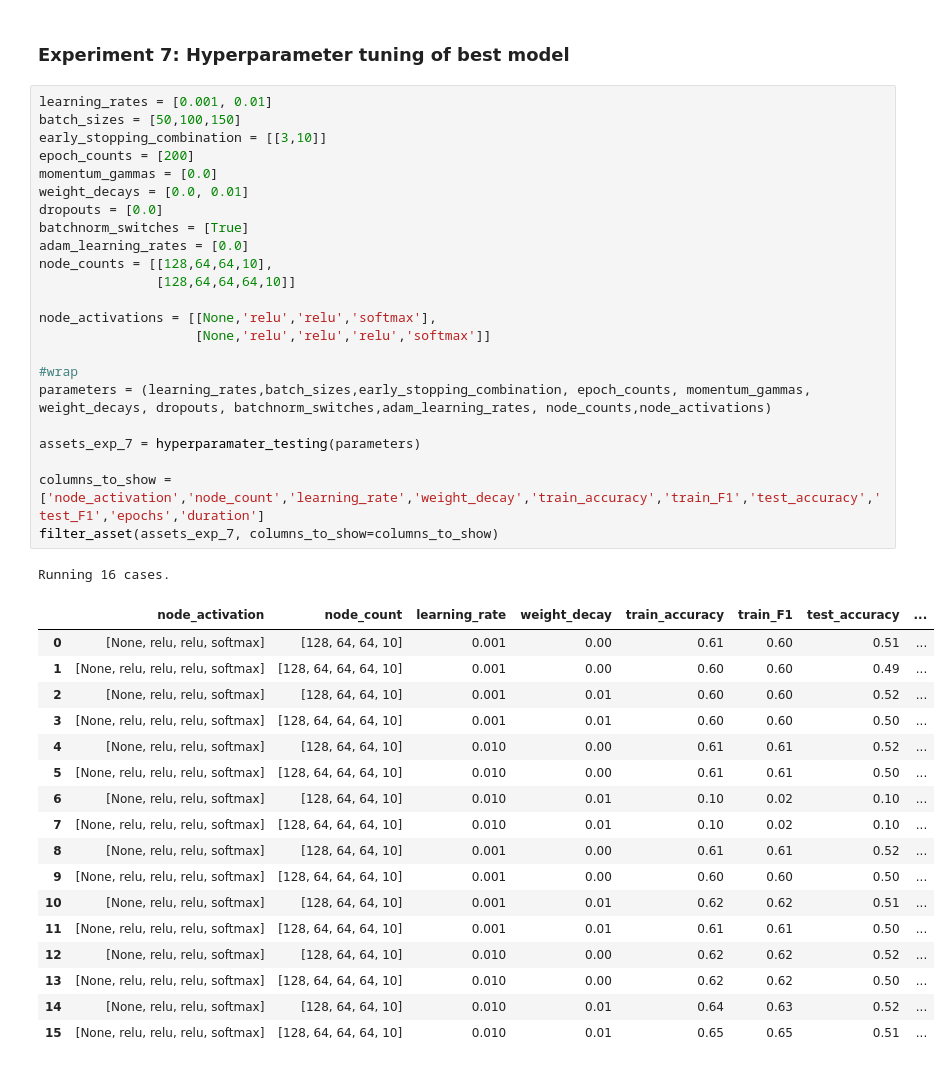
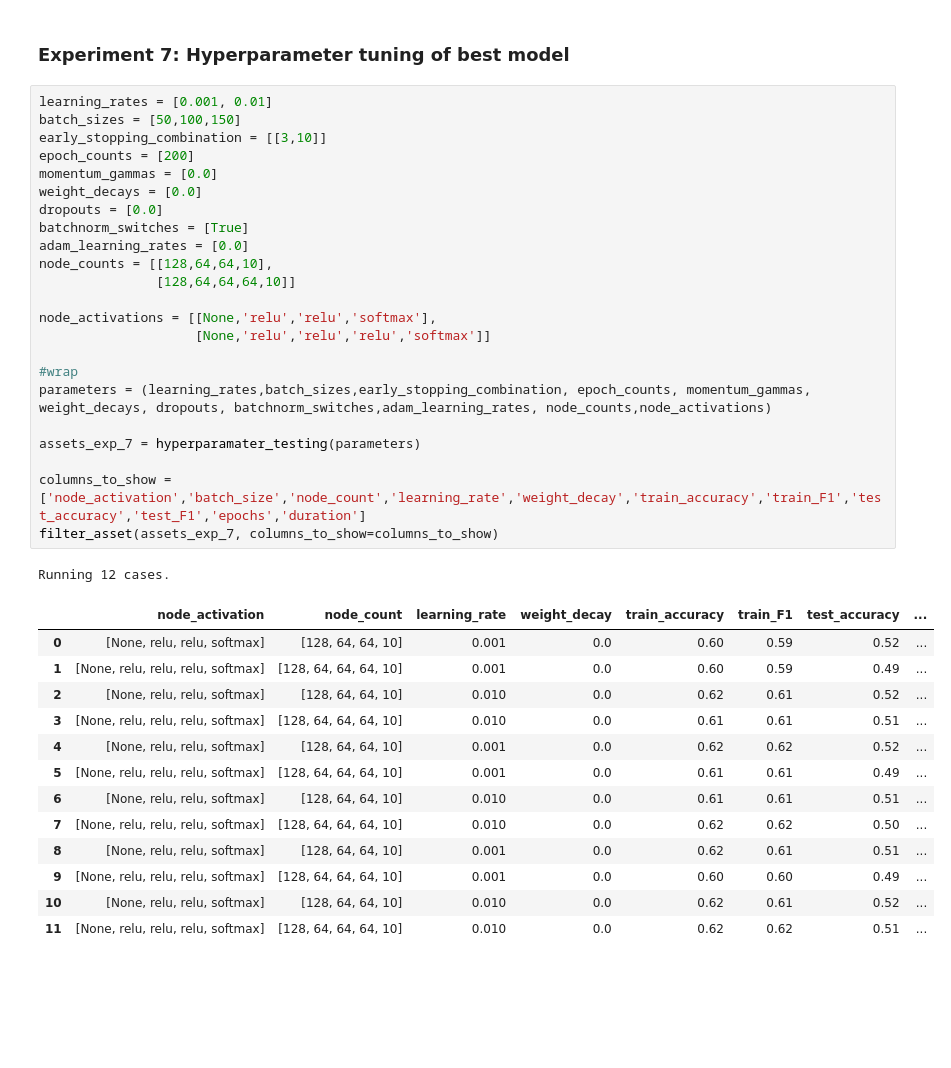
Before and after one commit to vyun8699/COMP4329-Deep-Learning-Assignment-1, a Jupyter notebook: assgmt_1_DL_master_debug.ipynb, the cells around one changed output. Drawn from its saved outputs; the diff is of its cells as text; blank space fills up the shorter version.

```diff
--- a/assgmt_1_DL_master_debug.ipynb
+++ b/assgmt_1_DL_master_debug.ipynb
@@ -1341,44 +1345,40 @@ plt.show()
 # %%
 learning_rates = [0.001, 0.01]
 batch_sizes = [50,100,150]
 early_stopping_combination = [[3,10]]
 epoch_counts = [200]
 momentum_gammas = [0.0]
-weight_decays = [0.0, 0.01]
+weight_decays = [0.0]
 dropouts = [0.0]
 batchnorm_switches = [True]
 adam_learning_rates = [0.0]
 node_counts = [[128,64,64,10],
                [128,64,64,64,10]]
 
 node_activations = [[None,'relu','relu','softmax'],
                     [None,'relu','relu','relu','softmax']]
 
 #wrap
 parameters = (learning_rates,batch_sizes,early_stopping_combination, epoch_counts, momentum_gammas, weight_decays, dropouts, batchnorm_switches,adam_learning_rates, node_counts,node_activations)
 
 assets_exp_7 = hyperparamater_testing(parameters)
 
-columns_to_show =['node_activation','node_count','learning_rate','weight_decay','train_accuracy','train_F1','test_accuracy','test_F1','epochs','duration']
+columns_to_show =['node_activation','batch_size','node_count','learning_rate','weight_decay','train_accuracy','train_F1','test_accuracy','test_F1','epochs','duration']
 filter_asset(assets_exp_7, columns_to_show=columns_to_show)
 # %% [output]
-Running 16 cases.
+Running 12 cases.
 |  | node_activation | node_count | learning_rate | weight_decay | train_accuracy | train_F1 | test_accuracy | ... |
-| 0 | [None, relu, relu, softmax] | [128, 64, 64, 10] | 0.001 | 0.00 | 0.61 | 0.60 | 0.51 | ... |
-| 1 | [None, relu, relu, relu, softmax] | [128, 64, 64, 64, 10] | 0.001 | 0.00 | 0.60 | 0.60 | 0.49 | ... |
-| 2 | [None, relu, relu, softmax] | [128, 64, 64, 10] | 0.001 | 0.01 | 0.60 | 0.60 | 0.52 | ... |
-| 3 | [None, relu, relu, relu, softmax] | [128, 64, 64, 64, 10] | 0.001 | 0.01 | 0.60 | 0.60 | 0.50 | ... |
-| 4 | [None, relu, relu, softmax] | [128, 64, 64, 10] | 0.010 | 0.00 | 0.61 | 0.61 | 0.52 | ... |
-| 5 | [None, relu, relu, relu, softmax] | [128, 64, 64, 64, 10] | 0.010 | 0.00 | 0.61 | 0.61 | 0.50 | ... |
-| 6 | [None, relu, relu, softmax] | [128, 64, 64, 10] | 0.010 | 0.01 | 0.10 | 0.02 | 0.10 | ... |
-| 7 | [None, relu, relu, relu, softmax] | [128, 64, 64, 64, 10] | 0.010 | 0.01 | 0.10 | 0.02 | 0.10 | ... |
-| 8 | [None, relu, relu, softmax] | [128, 64, 64, 10] | 0.001 | 0.00 | 0.61 | 0.61 | 0.52 | ... |
-| 9 | [None, relu, relu, relu, softmax] | [128, 64, 64, 64, 10] | 0.001 | 0.00 | 0.60 | 0.60 | 0.50 | ... |
-| 10 | [None, relu, relu, softmax] | [128, 64, 64, 10] | 0.001 | 0.01 | 0.62 | 0.62 | 0.51 | ... |
-| 11 | [None, relu, relu, relu, softmax] | [128, 64, 64, 64, 10] | 0.001 | 0.01 | 0.61 | 0.61 | 0.50 | ... |
-| 12 | [None, relu, relu, softmax] | [128, 64, 64, 10] | 0.010 | 0.00 | 0.62 | 0.62 | 0.52 | ... |
-| 13 | [None, relu, relu, relu, softmax] | [128, 64, 64, 64, 10] | 0.010 | 0.00 | 0.62 | 0.62 | 0.50 | ... |
-| 14 | [None, relu, relu, softmax] | [128, 64, 64, 10] | 0.010 | 0.01 | 0.64 | 0.63 | 0.52 | ... |
-| 15 | [None, relu, relu, relu, softmax] | [128, 64, 64, 64, 10] | 0.010 | 0.01 | 0.65 | 0.65 | 0.51 | ... |
+| 0 | [None, relu, relu, softmax] | [128, 64, 64, 10] | 0.001 | 0.0 | 0.60 | 0.59 | 0.52 | ... |
+| 1 | [None, relu, relu, relu, softmax] | [128, 64, 64, 64, 10] | 0.001 | 0.0 | 0.60 | 0.59 | 0.49 | ... |
+| 2 | [None, relu, relu, softmax] | [128, 64, 64, 10] | 0.010 | 0.0 | 0.62 | 0.61 | 0.52 | ... |
+| 3 | [None, relu, relu, relu, softmax] | [128, 64, 64, 64, 10] | 0.010 | 0.0 | 0.61 | 0.61 | 0.51 | ... |
+| 4 | [None, relu, relu, softmax] | [128, 64, 64, 10] | 0.001 | 0.0 | 0.62 | 0.62 | 0.52 | ... |
+| 5 | [None, relu, relu, relu, softmax] | [128, 64, 64, 64, 10] | 0.001 | 0.0 | 0.61 | 0.61 | 0.49 | ... |
+| 6 | [None, relu, relu, softmax] | [128, 64, 64, 10] | 0.010 | 0.0 | 0.61 | 0.61 | 0.51 | ... |
+| 7 | [None, relu, relu, relu, softmax] | [128, 64, 64, 64, 10] | 0.010 | 0.0 | 0.62 | 0.62 | 0.50 | ... |
+| 8 | [None, relu, relu, softmax] | [128, 64, 64, 10] | 0.001 | 0.0 | 0.62 | 0.61 | 0.51 | ... |
+| 9 | [None, relu, relu, relu, softmax] | [128, 64, 64, 64, 10] | 0.001 | 0.0 | 0.60 | 0.60 | 0.49 | ... |
+| 10 | [None, relu, relu, softmax] | [128, 64, 64, 10] | 0.010 | 0.0 | 0.62 | 0.61 | 0.52 | ... |
+| 11 | [None, relu, relu, relu, softmax] | [128, 64, 64, 64, 10] | 0.010 | 0.0 | 0.62 | 0.62 | 0.51 | ... |
 # %%
 target ='train_loss'
```
Also changed, not shown: parts of 4 cells of this notebook.
